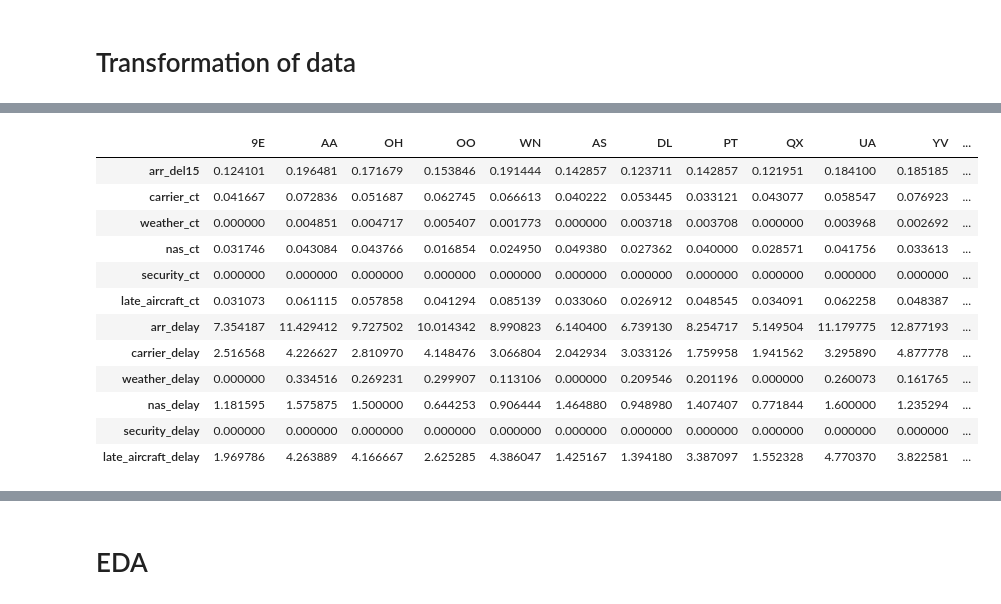
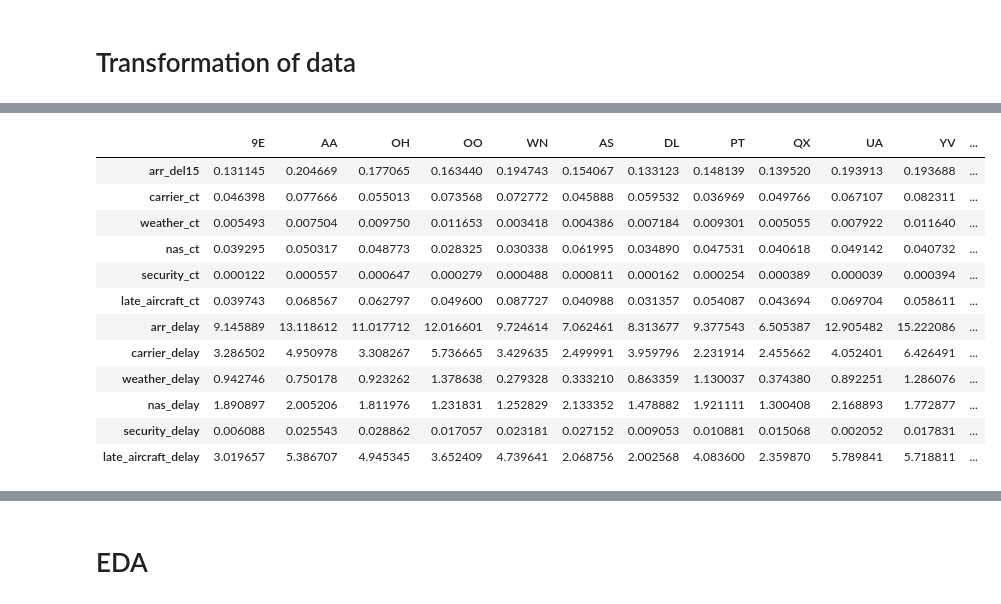
Before and after one commit to AryanshVasu/airline_delay, a Jupyter notebook: EDA.ipynb, the cells around one changed output, grey strips where cells are left out. Drawn from its saved outputs; the diff is of its cells as text; code cells hidden in the pictures.

```diff
--- a/EDA.ipynb
+++ b/EDA.ipynb
@@ -8,7 +10,7 @@ import seaborn as sns
 # %%
 pd.set_option("display.max_columns", None)
 data = pd.read_csv("Airline_Delay_Cause.csv")
-data.drop(['carrier_name','airport_name','arr_cancelled','arr_diverted'], axis=1,inplace=True)
+data.drop(['airport_name','carrier_name'], axis=1,inplace=True)
 data.info()
 
 display(data.describe())
@@ -116,23 +117,23 @@ percent of data points with arrival flights less than or equal to 10 :6.62780354
 # %%
-# imputation of data
+# finding the median values of counts and delays for each carrier
 carriers = dataNormalized.carrier.unique()
-median_vals = pd.DataFrame()
+mean_vals = pd.DataFrame()
 
 for car in carriers:
-    median_vals[car] = data_low_Arr_droped[data_low_Arr_droped.carrier == car].loc[:,'arr_del15':'late_aircraft_delay'].describe().loc['50%']
+    mean_vals[car] = data_low_Arr_droped[data_low_Arr_droped.carrier == car].loc[:,'arr_del15':'late_aircraft_delay'].describe().loc['mean']
 
-median_vals
+mean_vals
 # %% [output]
 |  | 9E | AA | OH | OO | WN | AS | DL | PT | QX | UA | YV | ... |
-| arr_del15 | 0.124101 | 0.196481 | 0.171679 | 0.153846 | 0.191444 | 0.142857 | 0.123711 | 0.142857 | 0.121951 | 0.184100 | 0.185185 | ... |
-| carrier_ct | 0.041667 | 0.072836 | 0.051687 | 0.062745 | 0.066613 | 0.040222 | 0.053445 | 0.033121 | 0.043077 | 0.058547 | 0.076923 | ... |
-| weather_ct | 0.000000 | 0.004851 | 0.004717 | 0.005407 | 0.001773 | 0.000000 | 0.003718 | 0.003708 | 0.000000 | 0.003968 | 0.002692 | ... |
-| nas_ct | 0.031746 | 0.043084 | 0.043766 | 0.016854 | 0.024950 | 0.049380 | 0.027362 | 0.040000 | 0.028571 | 0.041756 | 0.033613 | ... |
-| security_ct | 0.000000 | 0.000000 | 0.000000 | 0.000000 | 0.000000 | 0.000000 | 0.000000 | 0.000000 | 0.000000 | 0.000000 | 0.000000 | ... |
-| late_aircraft_ct | 0.031073 | 0.061115 | 0.057858 | 0.041294 | 0.085139 | 0.033060 | 0.026912 | 0.048545 | 0.034091 | 0.062258 | 0.048387 | ... |
-| arr_delay | 7.354187 | 11.429412 | 9.727502 | 10.014342 | 8.990823 | 6.140400 | 6.739130 | 8.254717 | 5.149504 | 11.179775 | 12.877193 | ... |
-| carrier_delay | 2.516568 | 4.226627 | 2.810970 | 4.148476 | 3.066804 | 2.042934 | 3.033126 | 1.759958 | 1.941562 | 3.295890 | 4.877778 | ... |
-| weather_delay | 0.000000 | 0.334516 | 0.269231 | 0.299907 | 0.113106 | 0.000000 | 0.209546 | 0.201196 | 0.000000 | 0.260073 | 0.161765 | ... |
-| nas_delay | 1.181595 | 1.575875 | 1.500000 | 0.644253 | 0.906444 | 1.464880 | 0.948980 | 1.407407 | 0.771844 | 1.600000 | 1.235294 | ... |
-| security_delay | 0.000000 | 0.000000 | 0.000000 | 0.000000 | 0.000000 | 0.000000 | 0.000000 | 0.000000 | 0.000000 | 0.000000 | 0.000000 | ... |
-| late_aircraft_delay | 1.969786 | 4.263889 | 4.166667 | 2.625285 | 4.386047 | 1.425167 | 1.394180 | 3.387097 | 1.552328 | 4.770370 | 3.822581 | ... |
+| arr_del15 | 0.131145 | 0.204669 | 0.177065 | 0.163440 | 0.194743 | 0.154067 | 0.133123 | 0.148139 | 0.139520 | 0.193913 | 0.193688 | ... |
+| carrier_ct | 0.046398 | 0.077666 | 0.055013 | 0.073568 | 0.072772 | 0.045888 | 0.059532 | 0.036969 | 0.049766 | 0.067107 | 0.082311 | ... |
+| weather_ct | 0.005493 | 0.007504 | 0.009750 | 0.011653 | 0.003418 | 0.004386 | 0.007184 | 0.009301 | 0.005055 | 0.007922 | 0.011640 | ... |
+| nas_ct | 0.039295 | 0.050317 | 0.048773 | 0.028325 | 0.030338 | 0.061995 | 0.034890 | 0.047531 | 0.040618 | 0.049142 | 0.040732 | ... |
+| security_ct | 0.000122 | 0.000557 | 0.000647 | 0.000279 | 0.000488 | 0.000811 | 0.000162 | 0.000254 | 0.000389 | 0.000039 | 0.000394 | ... |
+| late_aircraft_ct | 0.039743 | 0.068567 | 0.062797 | 0.049600 | 0.087727 | 0.040988 | 0.031357 | 0.054087 | 0.043694 | 0.069704 | 0.058611 | ... |
+| arr_delay | 9.145889 | 13.118612 | 11.017712 | 12.016601 | 9.724614 | 7.062461 | 8.313677 | 9.377543 | 6.505387 | 12.905482 | 15.222086 | ... |
+| carrier_delay | 3.286502 | 4.950978 | 3.308267 | 5.736665 | 3.429635 | 2.499991 | 3.959796 | 2.231914 | 2.455662 | 4.052401 | 6.426491 | ... |
+| weather_delay | 0.942746 | 0.750178 | 0.923262 | 1.378638 | 0.279328 | 0.333210 | 0.863359 | 1.130037 | 0.374380 | 0.892251 | 1.286076 | ... |
+| nas_delay | 1.890897 | 2.005206 | 1.811976 | 1.231831 | 1.252829 | 2.133352 | 1.478882 | 1.921111 | 1.300408 | 2.168893 | 1.772877 | ... |
+| security_delay | 0.006088 | 0.025543 | 0.028862 | 0.017057 | 0.023181 | 0.027152 | 0.009053 | 0.010881 | 0.015068 | 0.002052 | 0.017831 | ... |
+| late_aircraft_delay | 3.019657 | 5.386707 | 4.945345 | 3.652409 | 4.739641 | 2.068756 | 2.002568 | 4.083600 | 2.359870 | 5.789841 | 5.718811 | ... |
```
Also changed, not shown: parts of 75 cells of this notebook.
